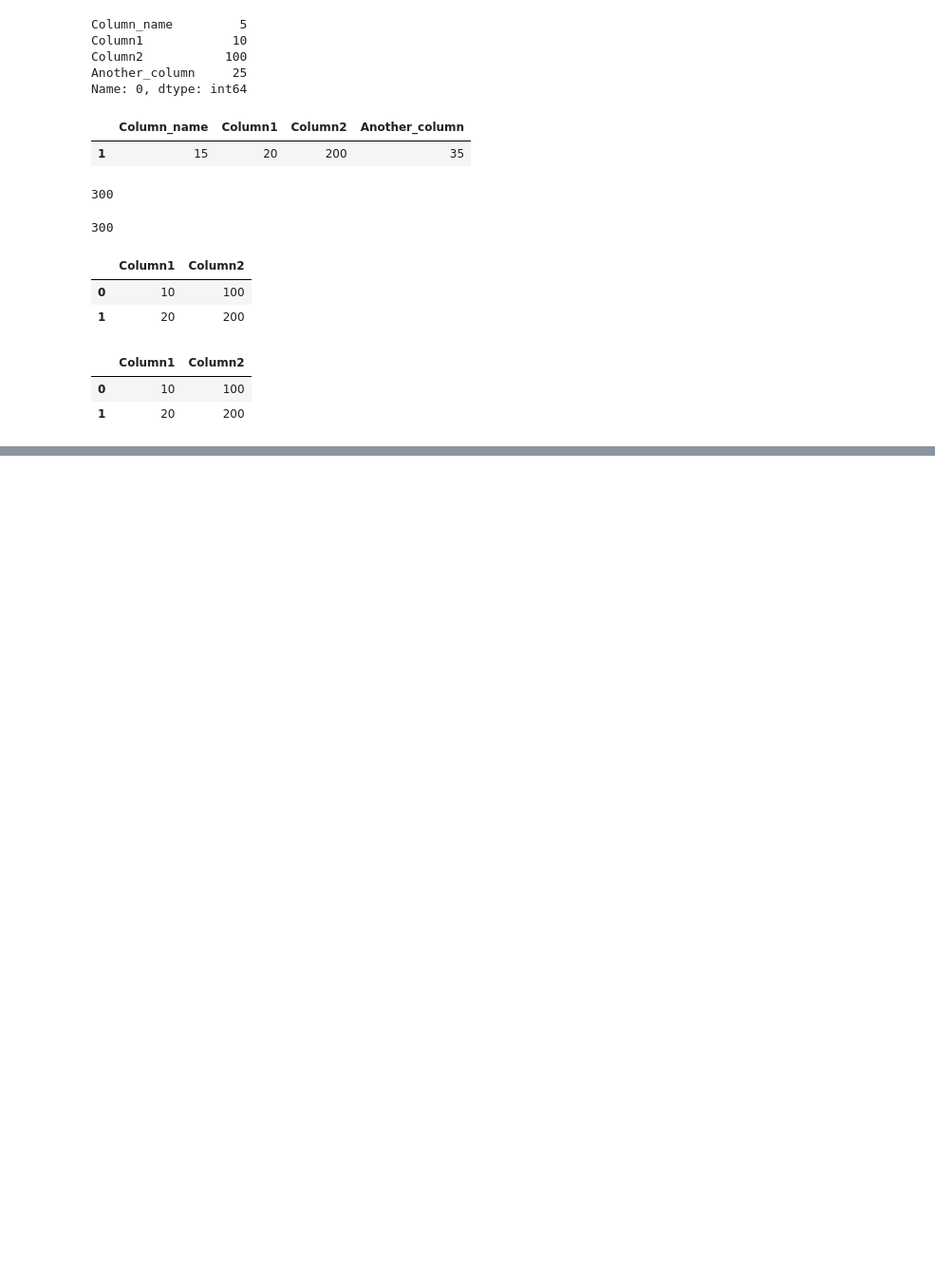
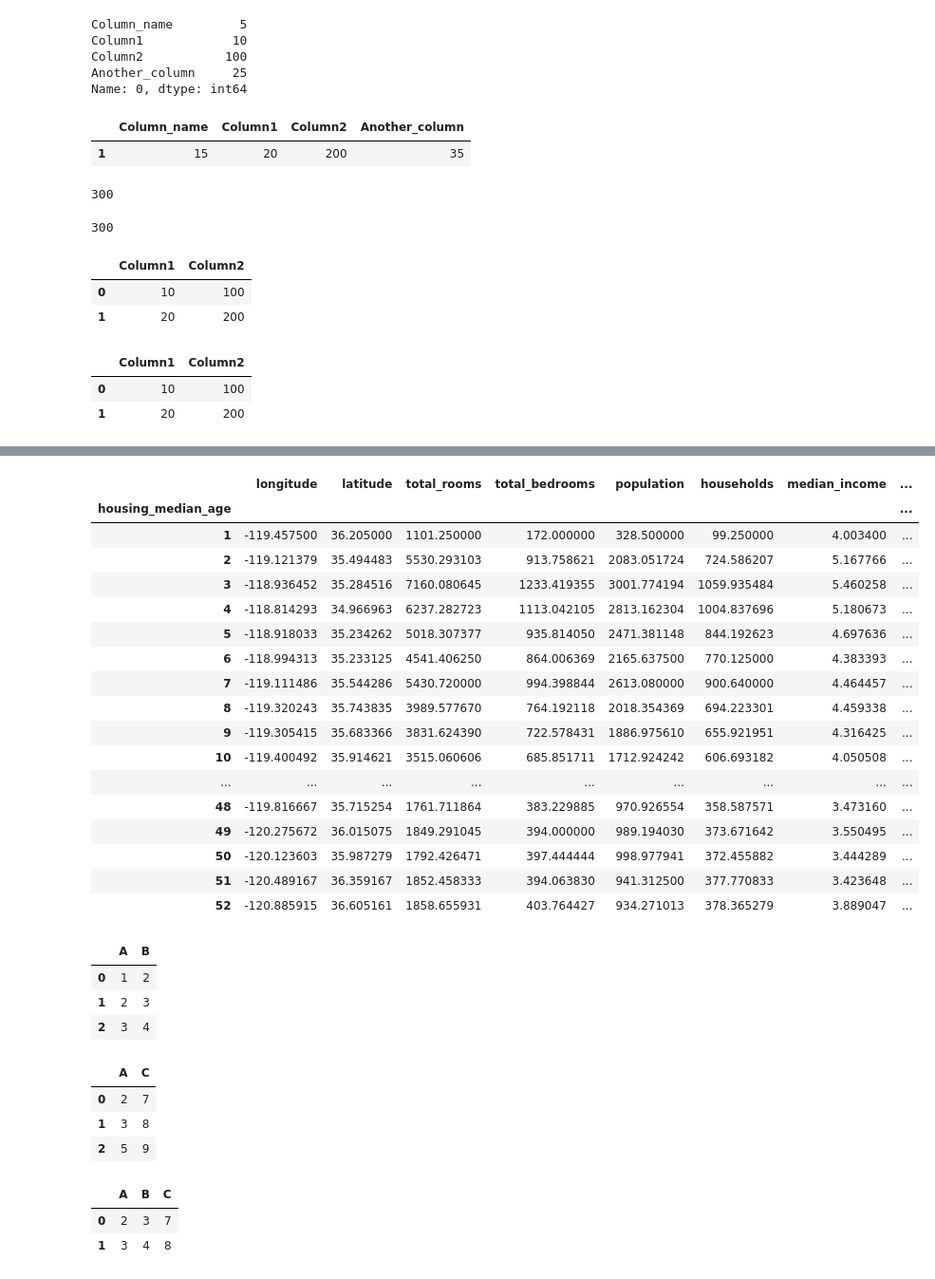
Before and after one commit to AnilSathi23/Python, a Jupyter notebook: Data Science with Python/Sessions/Pandas/Pandas ADSP Batch1 March.ipynb, the cells around one changed output, grey strips where cells are left out. Shown: that part at 95% size. Drawn from its saved outputs; the diff is of its cells as text; code cells hidden in the pictures; blank space fills up the shorter version.

```diff
--- a/Data Science with Python/Sessions/Pandas/Pandas ADSP Batch1 March.ipynb
+++ b/Data Science with Python/Sessions/Pandas/Pandas ADSP Batch1 March.ipynb
@@ -753,0 +1035,23 @@ df.iloc[0:2:1,1:3:1]
+# %%
+# groupby
+
+hd.groupby(['housing_median_age']).mean()
+# %% [output]
+|  | longitude | latitude | total_rooms | total_bedrooms | population | households | median_income | ... |
+| housing_median_age |  |  |  |  |  |  |  | ... |
+| 1 | -119.457500 | 36.205000 | 1101.250000 | 172.000000 | 328.500000 | 99.250000 | 4.003400 | ... |
+| 2 | -119.121379 | 35.494483 | 5530.293103 | 913.758621 | 2083.051724 | 724.586207 | 5.167766 | ... |
+| 3 | -118.936452 | 35.284516 | 7160.080645 | 1233.419355 | 3001.774194 | 1059.935484 | 5.460258 | ... |
+| 4 | -118.814293 | 34.966963 | 6237.282723 | 1113.042105 | 2813.162304 | 1004.837696 | 5.180673 | ... |
+| 5 | -118.918033 | 35.234262 | 5018.307377 | 935.814050 | 2471.381148 | 844.192623 | 4.697636 | ... |
+| 6 | -118.994313 | 35.233125 | 4541.406250 | 864.006369 | 2165.637500 | 770.125000 | 4.383393 | ... |
+| 7 | -119.111486 | 35.544286 | 5430.720000 | 994.398844 | 2613.080000 | 900.640000 | 4.464457 | ... |
+| 8 | -119.320243 | 35.743835 | 3989.577670 | 764.192118 | 2018.354369 | 694.223301 | 4.459338 | ... |
+| 9 | -119.305415 | 35.683366 | 3831.624390 | 722.578431 | 1886.975610 | 655.921951 | 4.316425 | ... |
+| 10 | -119.400492 | 35.914621 | 3515.060606 | 685.851711 | 1712.924242 | 606.693182 | 4.050508 | ... |
+| ... | ... | ... | ... | ... | ... | ... | ... | ... |
+| 48 | -119.816667 | 35.715254 | 1761.711864 | 383.229885 | 970.926554 | 358.587571 | 3.473160 | ... |
+| 49 | -120.275672 | 36.015075 | 1849.291045 | 394.000000 | 989.194030 | 373.671642 | 3.550495 | ... |
+| 50 | -120.123603 | 35.987279 | 1792.426471 | 397.444444 | 998.977941 | 372.455882 | 3.444289 | ... |
+| 51 | -120.489167 | 36.359167 | 1852.458333 | 394.063830 | 941.312500 | 377.770833 | 3.423648 | ... |
+| 52 | -120.885915 | 36.605161 | 1858.655931 | 403.764427 | 934.271013 | 378.365279 | 3.889047 | ... |
@@ -753,0 +1063,20 @@ df.iloc[0:2:1,1:3:1]
+# %%
+df1
+# %% [output]
+|  | A | B |
+| 0 | 1 | 2 |
+| 1 | 2 | 3 |
+| 2 | 3 | 4 |
+# %%
+df2
+# %% [output]
+|  | A | C |
+| 0 | 2 | 7 |
+| 1 | 3 | 8 |
+| 2 | 5 | 9 |
+# %%
+df1.merge(df2, how = 'inner')
+# %% [output]
+|  | A | B | C |
+| 0 | 2 | 3 | 7 |
+| 1 | 3 | 4 | 8 |
```
Also changed, not shown: parts of 89 cells of this notebook, 47 other files.
